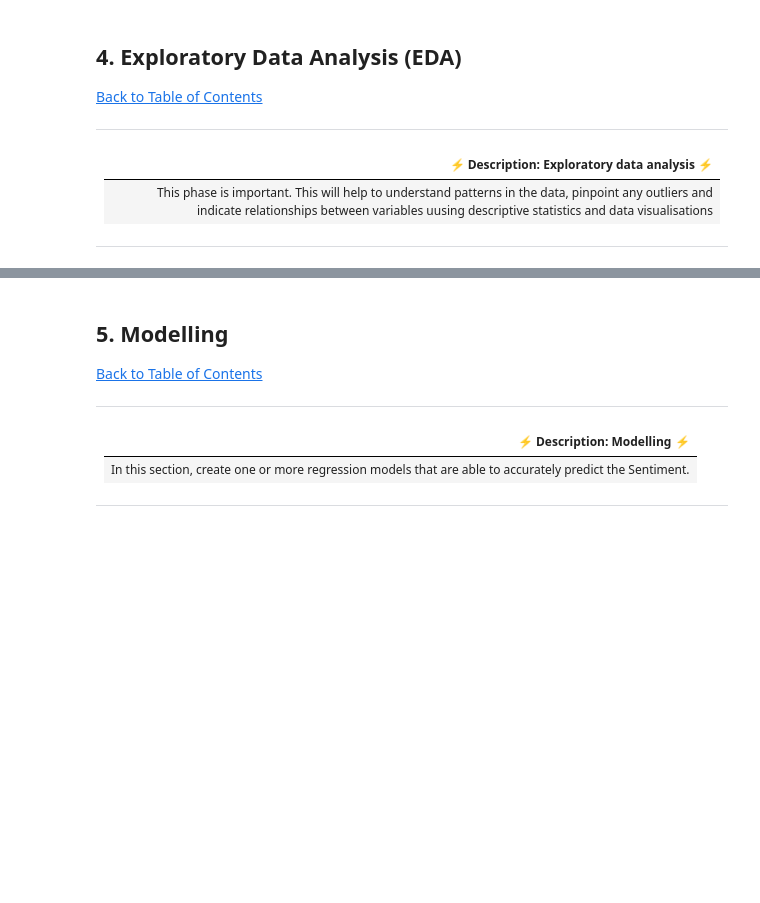
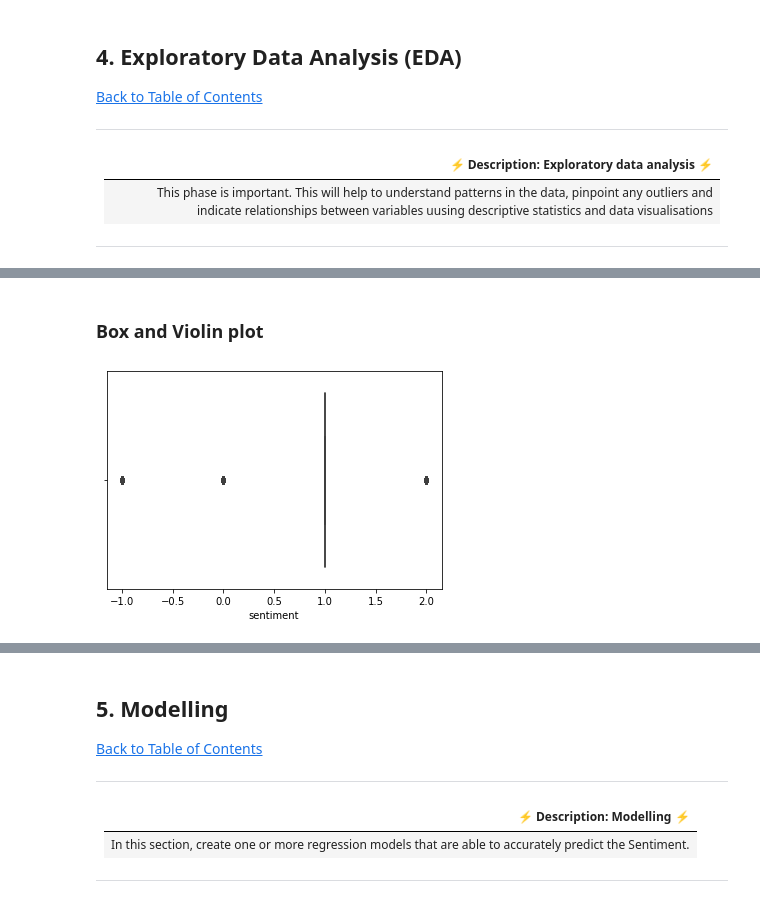
Before and after one commit to TEAMCBB3Classificationpredict/predict-notebook, a Jupyter notebook: EDSA CLIMATE NOTEBOOK.ipynb, the cells around one changed output, grey strips where cells are left out. Drawn from its saved outputs; the diff is of its cells as text; code cells hidden in the pictures; blank space fills up the shorter version.

```diff
--- a/EDSA CLIMATE NOTEBOOK.ipynb
+++ b/EDSA CLIMATE NOTEBOOK.ipynb
@@ -250,0 +296,6 @@ train.head(10)
+# %% [markdown]
+### Box and Violin plot
+# %%
+sns.boxplot(x='sentiment', data=train);
+# %% [output]
+[figure, added]
```
Also changed, not shown: parts of 24 cells of this notebook.
